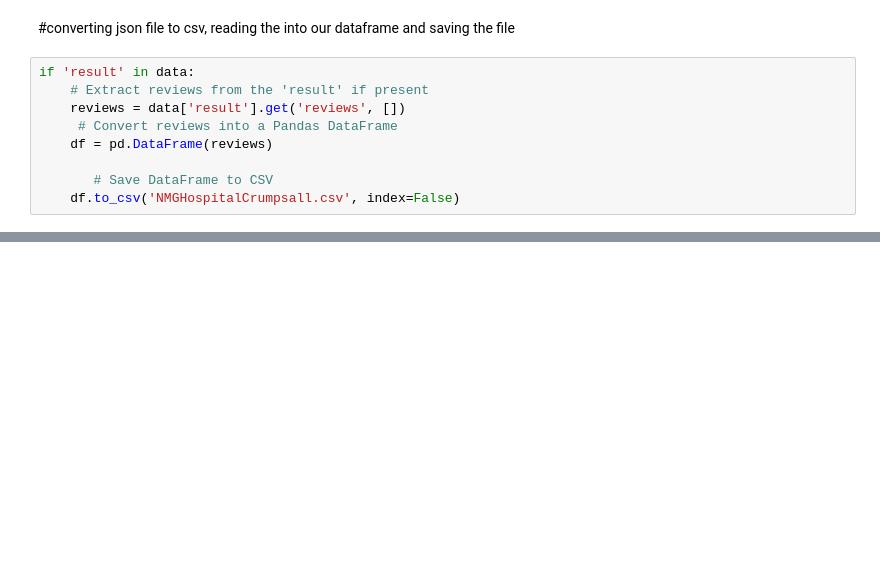
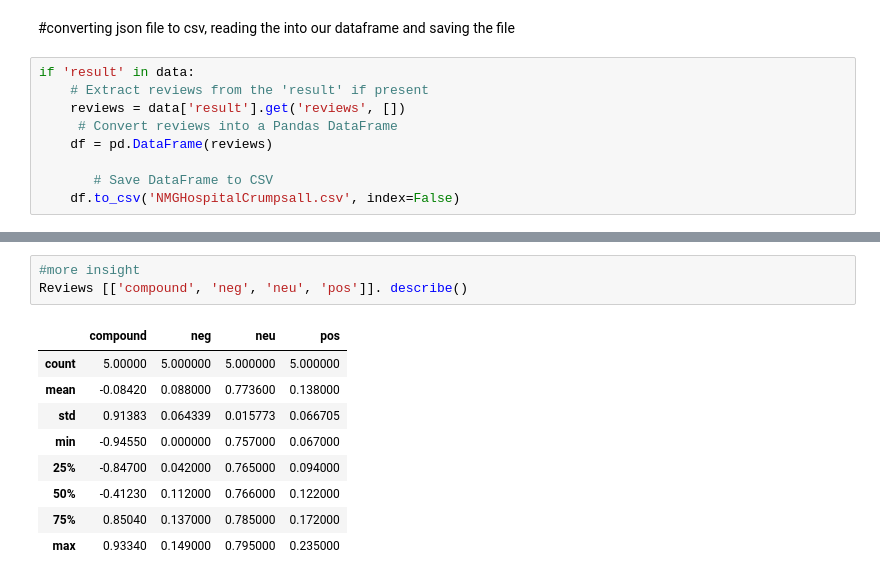
Before and after one commit to SirIyke0147/Hospital_Reviews, a Jupyter notebook: Hospital_reviews.ipynb, the cells around one changed output, grey strips where cells are left out. Cells and saved outputs as stored; diff of their text form; blank space fills up the shorter version.

```diff
--- a/Hospital_reviews.ipynb
+++ b/Hospital_reviews.ipynb
@@ -120,0 +149,13 @@ memory usage: 497.0+ bytes
+# %%
+#more insight
+Reviews [['compound', 'neg', 'neu', 'pos']]. describe()
+# %% [output]
+|  | compound | neg | neu | pos |
+| count | 5.00000 | 5.000000 | 5.000000 | 5.000000 |
+| mean | -0.08420 | 0.088000 | 0.773600 | 0.138000 |
+| std | 0.91383 | 0.064339 | 0.015773 | 0.066705 |
+| min | -0.94550 | 0.000000 | 0.757000 | 0.067000 |
+| 25% | -0.84700 | 0.042000 | 0.765000 | 0.094000 |
+| 50% | -0.41230 | 0.112000 | 0.766000 | 0.122000 |
+| 75% | 0.85040 | 0.137000 | 0.785000 | 0.172000 |
+| max | 0.93340 | 0.149000 | 0.795000 | 0.235000 |
```
Also changed, not shown: parts of 20 cells of this notebook.
